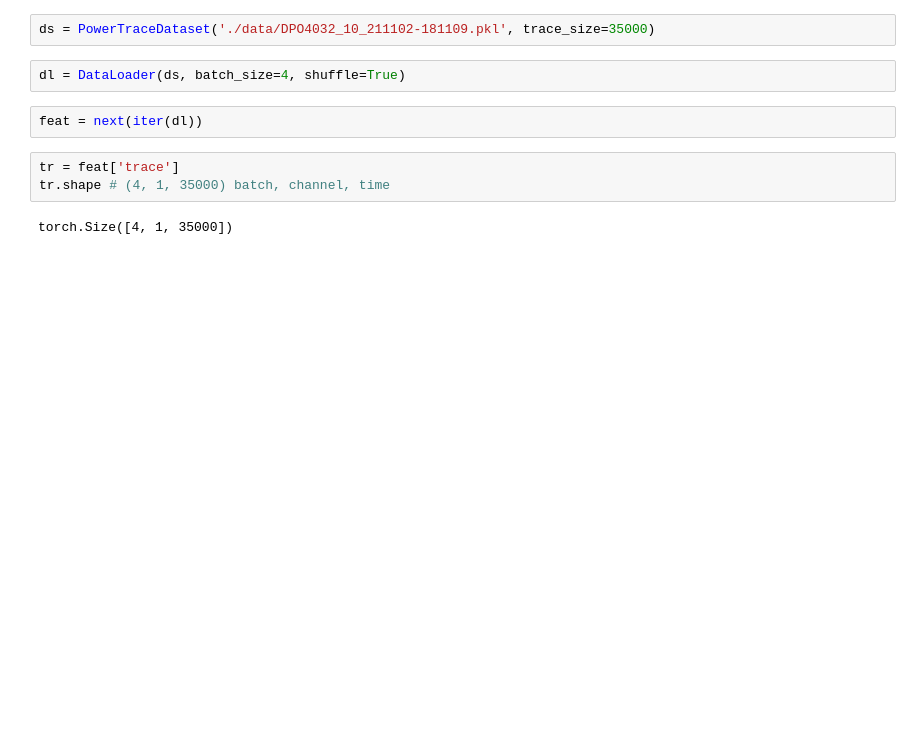
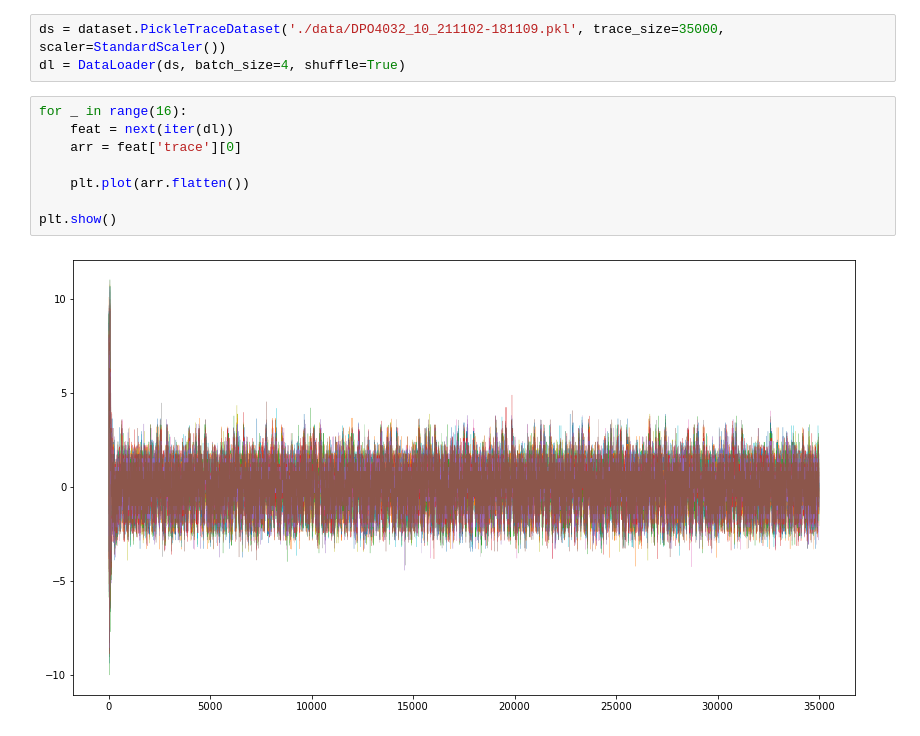
Before and after one commit to JB-Lee/CPA-with-ANN, a Jupyter notebook: src/dataset_test.ipynb, the cells around one changed output. Drawn from its saved outputs; the diff is of its cells as text; blank space fills up the shorter version.

```diff
--- a/src/dataset_test.ipynb
+++ b/src/dataset_test.ipynb
@@ -47,11 +53,13 @@ class PowerTraceDataset(Dataset):
 # %%
-ds = PowerTraceDataset('./data/DPO4032_10_211102-181109.pkl', trace_size=35000)
+ds = dataset.PickleTraceDataset('./data/DPO4032_10_211102-181109.pkl', trace_size=35000, scaler=StandardScaler())
+dl = DataLoader(ds, batch_size=4, shuffle=True)
-# %%
-dl = DataLoader(ds, batch_size=4, shuffle=True)
-# %%
-feat = next(iter(dl))
-# %%
-tr = feat['trace']
-tr.shape # (4, 1, 35000) batch, channel, time
-# %% [output]
-torch.Size([4, 1, 35000])
+# %%
+for _ in range(16):
+    feat = next(iter(dl))
+    arr = feat['trace'][0]
+
+    plt.plot(arr.flatten())
+
+plt.show()
+# %% [output]
+[figure, added]
```
Also changed, not shown: parts of 2 cells of this notebook, 4 other files.
